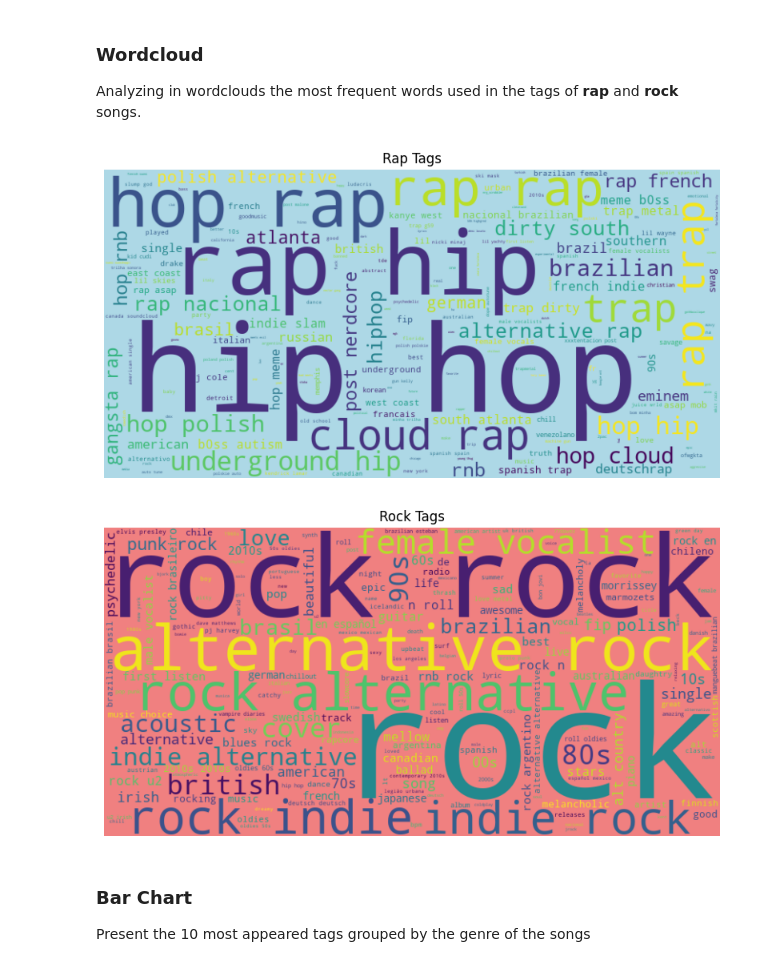
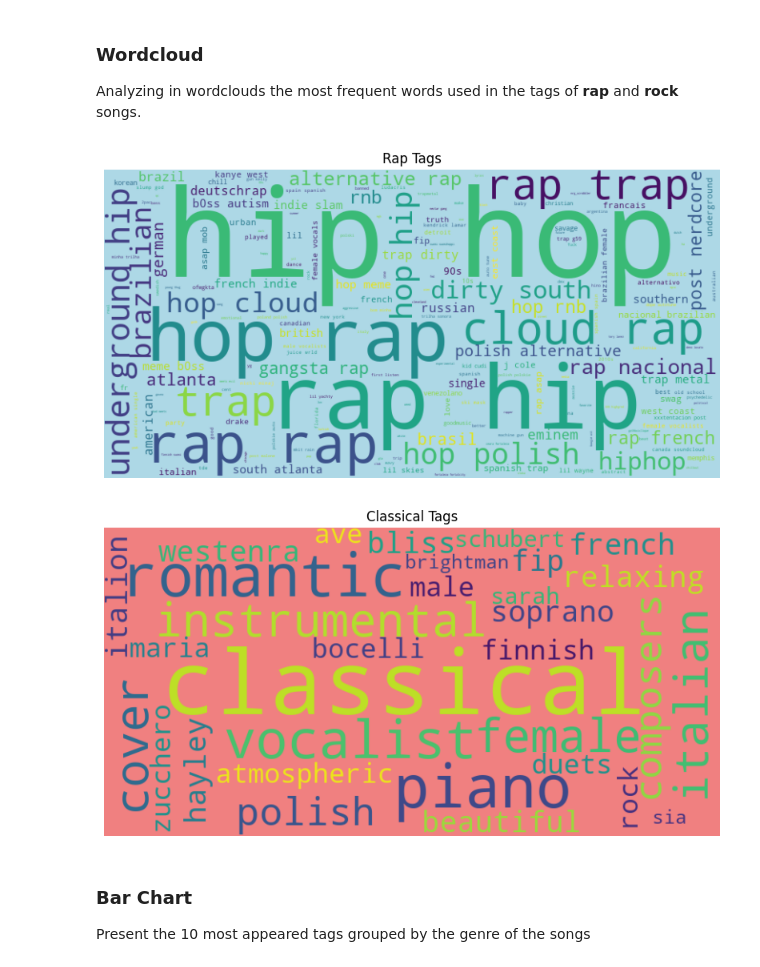
Before and after one commit to Oiko8/Multimodal-Music-Analysis, a Jupyter notebook: part1(oiko).ipynb, the cells around one changed output. Cells and saved outputs as stored; diff of their text form; code cells hidden in the pictures.

```diff
--- a/part1(oiko).ipynb
+++ b/part1(oiko).ipynb
@@ -36,11 +57,11 @@ import matplotlib.pyplot as plt
 - Run the code in the next sections for pre-processing the data
 - In case the file already exists, the next sections are skipped automatically
 # %%
-def keep_top_n(df, column, n):
-    top_values = df[column].value_counts().head(n+1).index.to_list()[1:n+1]
-    # print(f"Top {n} values in column '{column}': {top_values}")
-    filtered_df = df[df[column].isin(top_values)]
-    return filtered_df
+def filter_by_genres(df, genres_list):
+    df['main_genre'] = df['genres'].apply(
+        lambda x: str(x).split(",")[0].strip()
+    )
+    return df[df["main_genre"].isin(genres_list)]
 # %%
 def create_lyrics_df(target_ids, path='data/processed_lyrics'):
     # --- Filtering the lyrics of the songs ---
@@ -92,7 +113,8 @@ def collect_data():
     audio_stats_df = mfcc_stats_df.drop(columns=mfcc_columns)
 
     # --- Filtering the genres dataset to only include the top n most common genres ---
-    filtered_genres_df = keep_top_n(genres_df, "genres", 5)
+    genres_list = ["latin", "classical", "metal", "jazz", "rap"]
+    filtered_genres_df = filter_by_genres(genres_df, genres_list)
 
     # --- Create dataframe with the lyrics of the songs ---
     lyrics_df = create_lyrics_df(target_ids=set(filtered_genres_df['id'].astype(str)))
@@ -389,10 +412,10 @@ Analyzing in wordclouds the most frequent words used in the tags of **rap** and
 # Preparing the data for word cloud generation
 wordcloud_df = data[['genres','tags']]
 rap_df = wordcloud_df[wordcloud_df['genres'] == 'rap']
-rock_df = wordcloud_df[wordcloud_df['genres'] == 'rock']
+classical_df = wordcloud_df[wordcloud_df['genres'] == 'classical']
 
 rap_tags = " ".join(rap_df['tags'].dropna())
-rock_tags = " ".join(rock_df['tags'].dropna())
+classical_tags = " ".join(classical_df['tags'].dropna())
 # %%
 from wordcloud import WordCloud
 
@@ -409,10 +432,10 @@ def create_wordcloud(text, title, color='white'):
 # %%
 # Creating wordclouds for rap and rock genres
 create_wordcloud(rap_tags, 'Rap Tags', color='lightblue')
-create_wordcloud(rock_tags, 'Rock Tags', color='lightcoral')
+create_wordcloud(classical_tags, 'Classical Tags', color='lightcoral')
 # %% [output]
-[figure, old version]
+[figure, new version]
-[figure, old version]
+[figure, new version]
 # %% [markdown]
 ### **Bar Chart**
 
```
Also changed, not shown: parts of 21 cells of this notebook.
